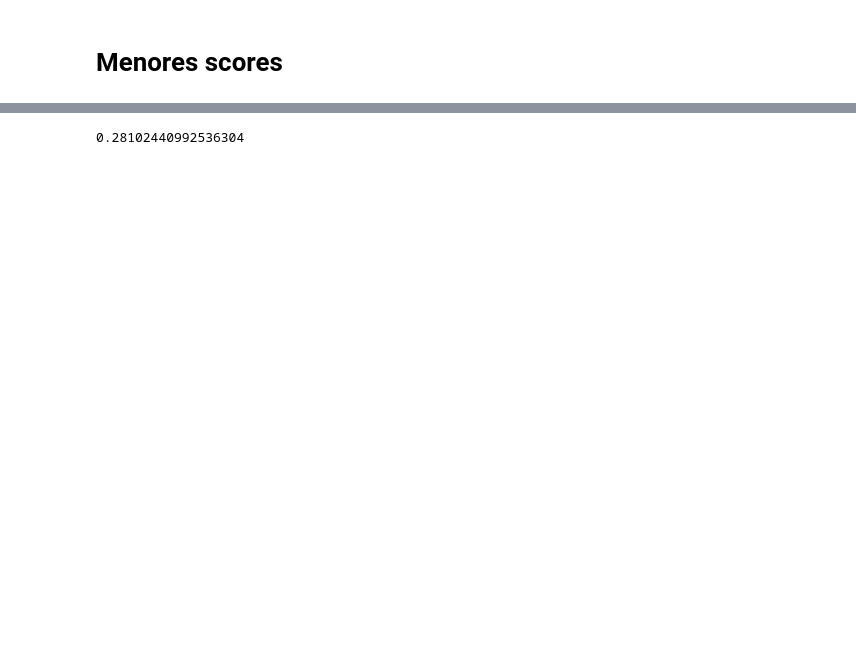
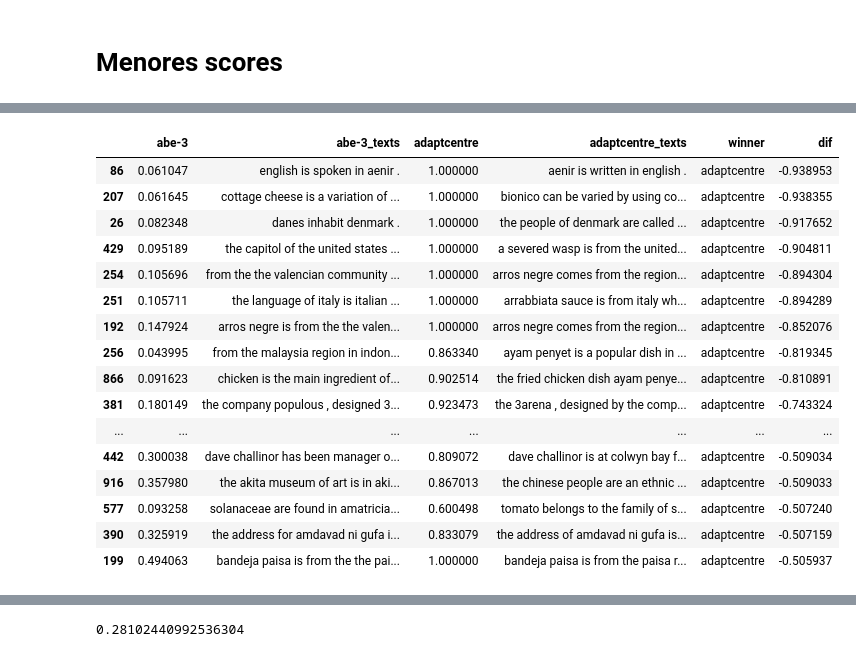
Before and after one commit to abevieiramota/masters, a Jupyter notebook: notebook/00 - Sentence level evaluation.ipynb, the cells around one changed output, grey strips where cells are left out. Saved outputs shown, nothing was run; the diff lists cells and outputs as text; code cells hidden in the pictures; blank space fills up the shorter version.

```diff
--- a/notebook/00 - Sentence level evaluation.ipynb
+++ b/notebook/00 - Sentence level evaluation.ipynb
@@ -102,0 +120,20 @@ hypothesis[426]
+# %%
+df[df.dif < -0.5].sort_values('dif')
+# %% [output]
+|  | abe-3 | abe-3_texts | adaptcentre | adaptcentre_texts | winner | dif |
+| 86 | 0.061047 | english is spoken in aenir . | 1.000000 | aenir is written in english . | adaptcentre | -0.938953 |
+| 207 | 0.061645 | cottage cheese is a variation of ... | 1.000000 | bionico can be varied by using co... | adaptcentre | -0.938355 |
+| 26 | 0.082348 | danes inhabit denmark . | 1.000000 | the people of denmark are called ... | adaptcentre | -0.917652 |
+| 429 | 0.095189 | the capitol of the united states ... | 1.000000 | a severed wasp is from the united... | adaptcentre | -0.904811 |
+| 254 | 0.105696 | from the the valencian community ... | 1.000000 | arros negre comes from the region... | adaptcentre | -0.894304 |
+| 251 | 0.105711 | the language of italy is italian ... | 1.000000 | arrabbiata sauce is from italy wh... | adaptcentre | -0.894289 |
+| 192 | 0.147924 | arros negre is from the the valen... | 1.000000 | arros negre comes from the region... | adaptcentre | -0.852076 |
+| 256 | 0.043995 | from the malaysia region in indon... | 0.863340 | ayam penyet is a popular dish in ... | adaptcentre | -0.819345 |
+| 866 | 0.091623 | chicken is the main ingredient of... | 0.902514 | the fried chicken dish ayam penye... | adaptcentre | -0.810891 |
+| 381 | 0.180149 | the company populous , designed 3... | 0.923473 | the 3arena , designed by the comp... | adaptcentre | -0.743324 |
+| ... | ... | ... | ... | ... | ... | ... |
+| 442 | 0.300038 | dave challinor has been manager o... | 0.809072 | dave challinor is at colwyn bay f... | adaptcentre | -0.509034 |
+| 916 | 0.357980 | the akita museum of art is in aki... | 0.867013 | the chinese people are an ethnic ... | adaptcentre | -0.509033 |
+| 577 | 0.093258 | solanaceae are found in amatricia... | 0.600498 | tomato belongs to the family of s... | adaptcentre | -0.507240 |
+| 390 | 0.325919 | the address for amdavad ni gufa i... | 0.833079 | the address of amdavad ni gufa is... | adaptcentre | -0.507159 |
+| 199 | 0.494063 | bandeja paisa is from the the pai... | 1.000000 | bandeja paisa is from the paisa r... | adaptcentre | -0.505937 |
```
Also changed, not shown: parts of 18 cells of this notebook, 18 other files.
